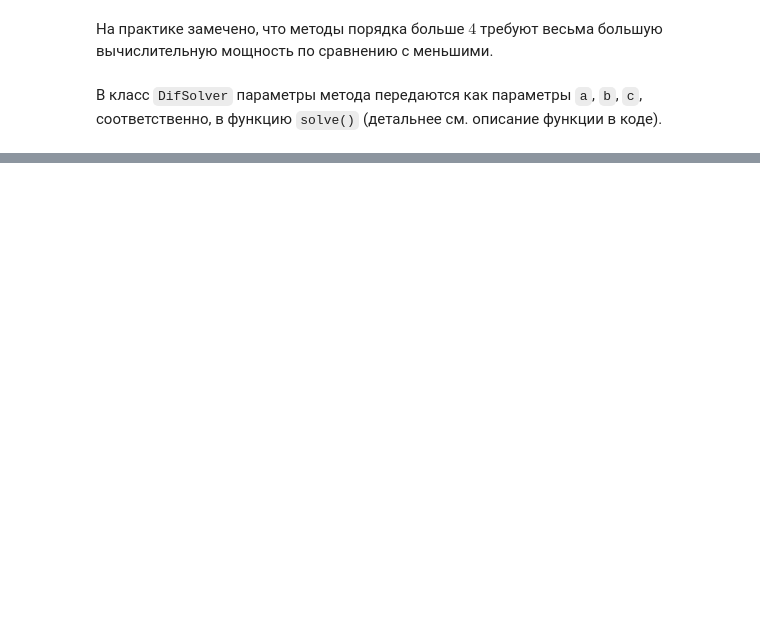
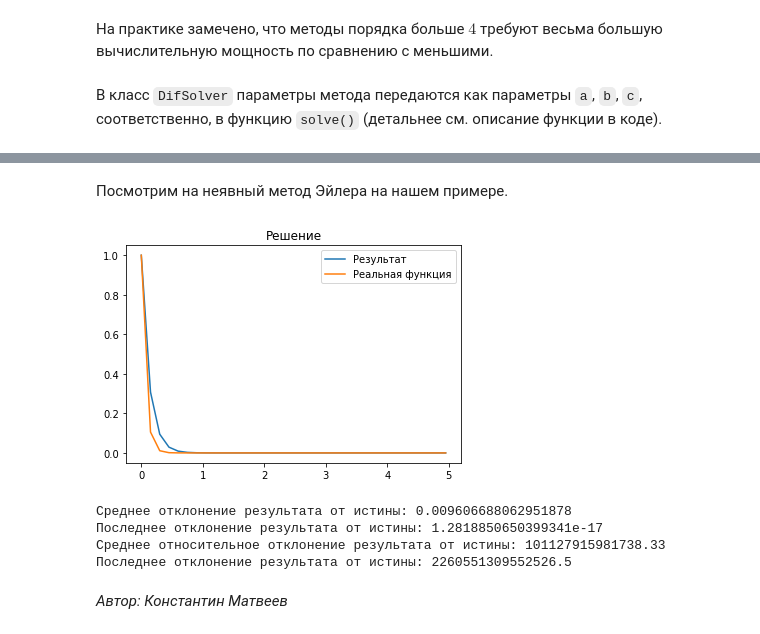
Before and after one commit to matveevk/Differential-Equations-Solver, a Jupyter notebook: runge_kutta_research.ipynb, the cells around one changed output, grey strips where cells are left out. Drawn from its saved outputs; the diff is of its cells as text; code cells hidden in the pictures; blank space fills up the shorter version.

```diff
--- a/runge_kutta_research.ipynb
+++ b/runge_kutta_research.ipynb
@@ -258,0 +310,16 @@ $k_n = f\left(x_{n-1} + c_nh, y_{n-1} + h\left(\sum\limits_{i=1}^{n-1} a_{ni}k_i
+# %% [markdown]
+Посмотрим на неявный метод Эйлера на нашем примере.
+# %%
+ds = DifSolver(equation='dy/dt = -15*y', condition='y(0)=1')
+xs, ys = ds.solve(implicit=True, breadth=5, step=0.15)
+
+ys_true = list(map(lambda x: math.exp(-15*x), xs))
+draw(xs, ys, ys_true)
+# %% [output]
+[figure, added]
+Среднее отклонение результата от истины: 0.009606688062951878
+Последнее отклонение результата от истины: 1.2818850650399341e-17
+Среднее относительное отклонение результата от истины: 101127915981738.33
+Последнее отклонение результата от истины: 2260551309552526.5
+# %% [markdown]
+*Автор: Константин Матвеев*
```
Also changed, not shown: parts of 11 cells of this notebook, 1 other file.
